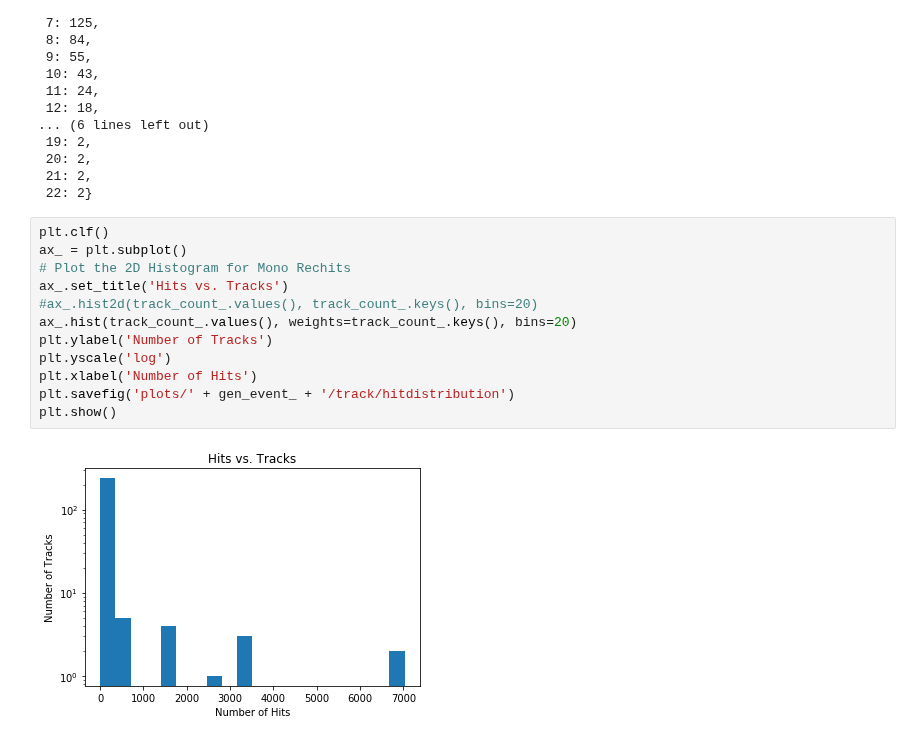
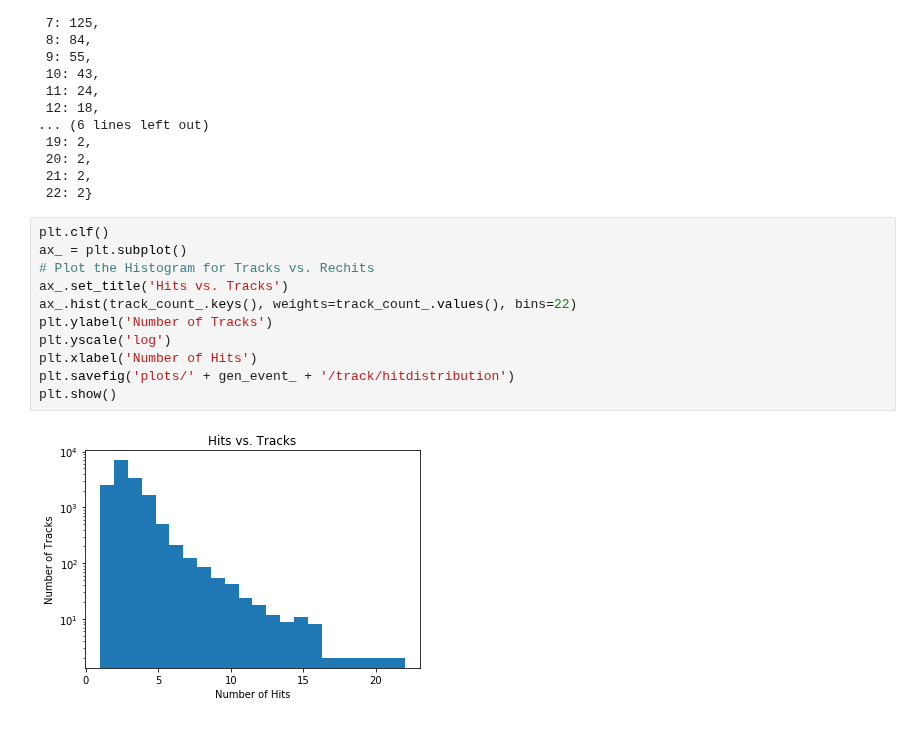
Before and after one commit to SwapneelM/TrackingNtuples, a Jupyter notebook: TrackingNtuples/scripts/DataVisualizer - Final.ipynb, the cells around one changed output. Saved outputs shown, nothing was run; the diff lists cells and outputs as text.

```diff
--- a/TrackingNtuples/scripts/DataVisualizer - Final.ipynb
+++ b/TrackingNtuples/scripts/DataVisualizer - Final.ipynb
@@ -605,14 +613,13 @@ track_count_
 # %%
 plt.clf()
 ax_ = plt.subplot()
-# Plot the 2D Histogram for Mono Rechits
+# Plot the Histogram for Tracks vs. Rechits
 ax_.set_title('Hits vs. Tracks')
-#ax_.hist2d(track_count_.values(), track_count_.keys(), bins=20)
-ax_.hist(track_count_.values(), weights=track_count_.keys(), bins=20)
+ax_.hist(track_count_.keys(), weights=track_count_.values(), bins=22)
 plt.ylabel('Number of Tracks')
 plt.yscale('log')
 plt.xlabel('Number of Hits')
 plt.savefig('plots/' + gen_event_ + '/track/hitdistribution')
 plt.show()
 # %% [output]
-[figure, old version]
+[figure, new version]
```
Also changed, not shown: parts of 4 cells of this notebook, 3 other files.
